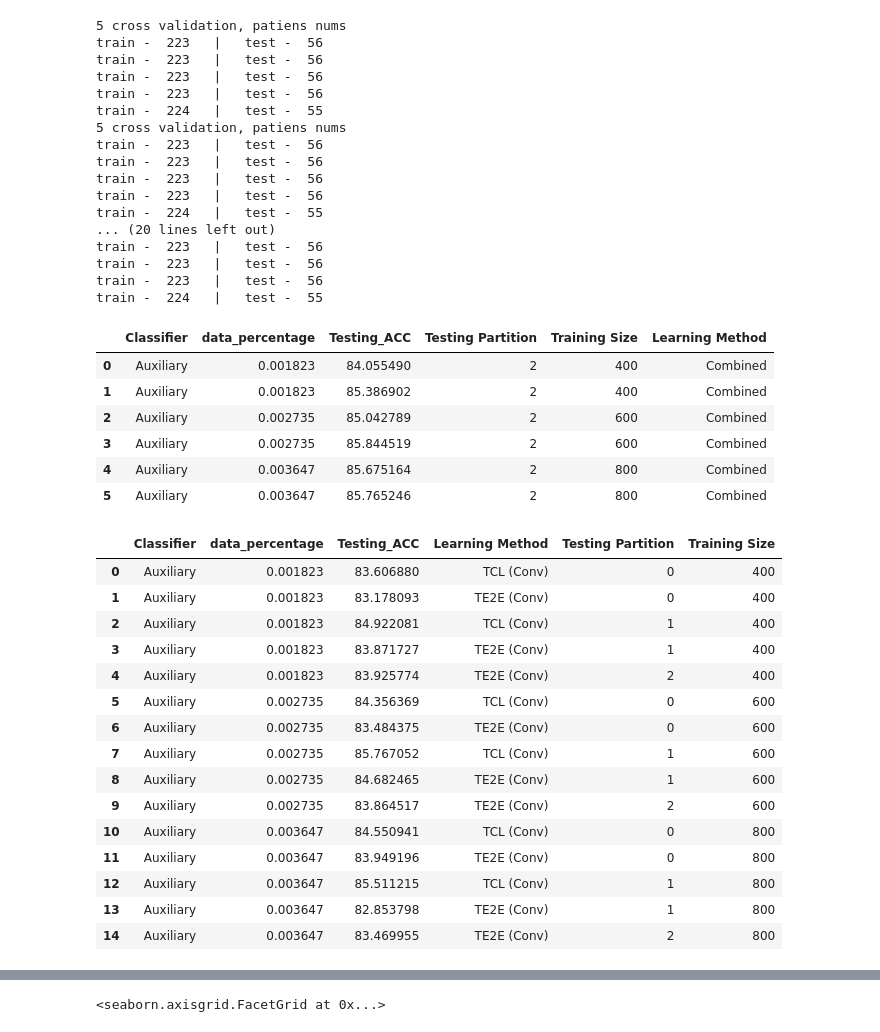
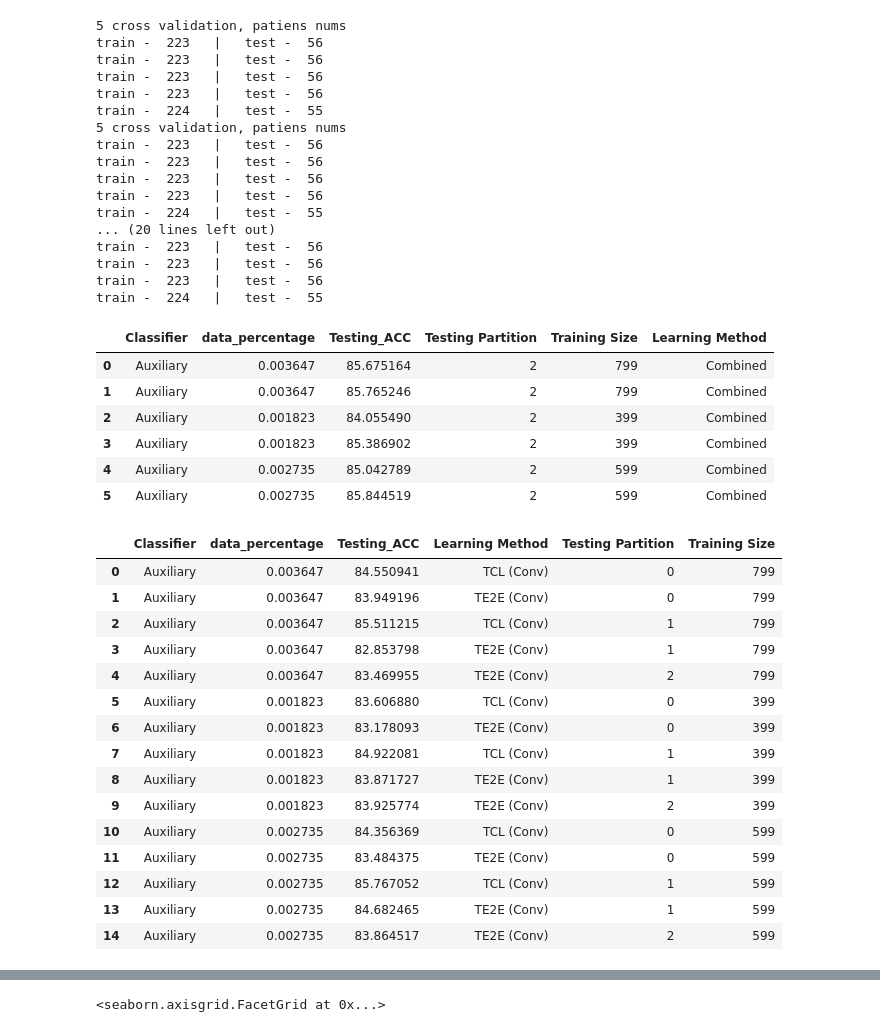
Before and after one commit to FrankWJW/cascade_transfer_learning_medical, a Jupyter notebook: TCL_IDC.ipynb, the cells around one changed output, grey strips where cells are left out. Saved outputs shown, nothing was run; the diff lists cells and outputs as text; code cells hidden in the pictures.

```diff
--- a/TCL_IDC.ipynb
+++ b/TCL_IDC.ipynb
@@ -320,0 +124,3 @@ df
+# %%
+df = pd.read_csv('./result.csv')
+df
@@ -323,13 +143,11 @@ result_id_aux = []
 
 for cfold in range(5):
     for lm in ['TE2E (Conv)', 'TCL (Conv)']:
-            for d in data_fractions: # datapercentage
+            for d in df.data_percentage.unique(): # datapercentage
                 try:
                     r = df.loc[(df['currerent_fold'] == cfold)
                                         &(df['Learning Method'] == lm)
                                &(df['data_percentage'] == d)]
-#                     print(len(r), d, lm)
-#                     print(r['ACC'].idxmax())
                     result_id_aux.append(r['ACC'].idxmax())
                 except Exception as e:
                     continue
@@ -428,8 +232,8 @@ data_fraction = []
 test_partition = []
 
 for i in ['Auxiliary']:
-    for j in data_fractions:
-        for p in _partition_random_state: # random state of test partition
+    for j in df.data_percentage.unique():
+        for p in df.partition_random_state.unique(): # random state of test partition
             try:
                 trials = max_.loc[(i,j,p)]
                 assert len(trials) == 2 # need TCL and TE2E to combine
@@ -488,61 +292,61 @@ train -  223   |   test -  56
 train -  223   |   test -  56
 train -  224   |   test -  55
 |  | Classifier | data_percentage | Testing_ACC | Testing Partition | Training Size | Learning Method |
-| 0 | Auxiliary | 0.001823 | 84.055490 | 2 | 400 | Combined |
-| 1 | Auxiliary | 0.001823 | 85.386902 | 2 | 400 | Combined |
-| 2 | Auxiliary | 0.002735 | 85.042789 | 2 | 600 | Combined |
-| 3 | Auxiliary | 0.002735 | 85.844519 | 2 | 600 | Combined |
-| 4 | Auxiliary | 0.003647 | 85.675164 | 2 | 800 | Combined |
-| 5 | Auxiliary | 0.003647 | 85.765246 | 2 | 800 | Combined |
+| 0 | Auxiliary | 0.003647 | 85.675164 | 2 | 799 | Combined |
+| 1 | Auxiliary | 0.003647 | 85.765246 | 2 | 799 | Combined |
+| 2 | Auxiliary | 0.001823 | 84.055490 | 2 | 399 | Combined |
+| 3 | Auxiliary | 0.001823 | 85.386902 | 2 | 399 | Combined |
+| 4 | Auxiliary | 0.002735 | 85.042789 | 2 | 599 | Combined |
+| 5 | Auxiliary | 0.002735 | 85.844519 | 2 | 599 | Combined |
 # %%
 acc = []
 classifier = []
 data_fraction = []
 learning_method = []
 test_partition = []
 
 for i in ['Auxiliary']:
-    for j in data_fractions:
-        for p in _partition_random_state: # random state of test partition
+    for j in df.data_percentage.unique():
+        for p in df.partition_random_state.unique(): # random state of test partition
             for l in ['TCL (Conv)', 'TE2E (Conv)']:
                 try:
                     trials = max_.loc[(i,j,p,l)] # fetch trials from max_
                 except:
                     continue
                 trial = get_test_acc_logit(df, trials.trial_id)
 
                 # combined classfiers
                 acc.append(trial['ACC'])
                 classifier.append(i)
                 data_fraction.append(j)
                 learning_method.append(l)
                 test_partition.append(p)
 
 df_new = pd.DataFrame({'Classifier':classifier
                             , 'data_percentage':data_fraction
                             , 'Testing_ACC':acc,
                       'Learning Method':learning_method,
                       'Testing Partition':test_partition})
 
 df_new['Training Size'] = df_new['data_percentage'].apply(lambda x: int(T_SIZE * x))
 df_new
 # %% [output]
 |  | Classifier | data_percentage | Testing_ACC | Learning Method | Testing Partition | Training Size |
-| 0 | Auxiliary | 0.001823 | 83.606880 | TCL (Conv) | 0 | 400 |
-| 1 | Auxiliary | 0.001823 | 83.178093 | TE2E (Conv) | 0 | 400 |
-| 2 | Auxiliary | 0.001823 | 84.922081 | TCL (Conv) | 1 | 400 |
-| 3 | Auxiliary | 0.001823 | 83.871727 | TE2E (Conv) | 1 | 400 |
-| 4 | Auxiliary | 0.001823 | 83.925774 | TE2E (Conv) | 2 | 400 |
-| 5 | Auxiliary | 0.002735 | 84.356369 | TCL (Conv) | 0 | 600 |
-| 6 | Auxiliary | 0.002735 | 83.484375 | TE2E (Conv) | 0 | 600 |
-| 7 | Auxiliary | 0.002735 | 85.767052 | TCL (Conv) | 1 | 600 |
-| 8 | Auxiliary | 0.002735 | 84.682465 | TE2E (Conv) | 1 | 600 |
-| 9 | Auxiliary | 0.002735 | 83.864517 | TE2E (Conv) | 2 | 600 |
-| 10 | Auxiliary | 0.003647 | 84.550941 | TCL (Conv) | 0 | 800 |
-| 11 | Auxiliary | 0.003647 | 83.949196 | TE2E (Conv) | 0 | 800 |
-| 12 | Auxiliary | 0.003647 | 85.511215 | TCL (Conv) | 1 | 800 |
-| 13 | Auxiliary | 0.003647 | 82.853798 | TE2E (Conv) | 1 | 800 |
-| 14 | Auxiliary | 0.003647 | 83.469955 | TE2E (Conv) | 2 | 800 |
+| 0 | Auxiliary | 0.003647 | 84.550941 | TCL (Conv) | 0 | 799 |
+| 1 | Auxiliary | 0.003647 | 83.949196 | TE2E (Conv) | 0 | 799 |
+| 2 | Auxiliary | 0.003647 | 85.511215 | TCL (Conv) | 1 | 799 |
+| 3 | Auxiliary | 0.003647 | 82.853798 | TE2E (Conv) | 1 | 799 |
+| 4 | Auxiliary | 0.003647 | 83.469955 | TE2E (Conv) | 2 | 799 |
+| 5 | Auxiliary | 0.001823 | 83.606880 | TCL (Conv) | 0 | 399 |
+| 6 | Auxiliary | 0.001823 | 83.178093 | TE2E (Conv) | 0 | 399 |
+| 7 | Auxiliary | 0.001823 | 84.922081 | TCL (Conv) | 1 | 399 |
+| 8 | Auxiliary | 0.001823 | 83.871727 | TE2E (Conv) | 1 | 399 |
+| 9 | Auxiliary | 0.001823 | 83.925774 | TE2E (Conv) | 2 | 399 |
+| 10 | Auxiliary | 0.002735 | 84.356369 | TCL (Conv) | 0 | 599 |
+| 11 | Auxiliary | 0.002735 | 83.484375 | TE2E (Conv) | 0 | 599 |
+| 12 | Auxiliary | 0.002735 | 85.767052 | TCL (Conv) | 1 | 599 |
+| 13 | Auxiliary | 0.002735 | 84.682465 | TE2E (Conv) | 1 | 599 |
+| 14 | Auxiliary | 0.002735 | 83.864517 | TE2E (Conv) | 2 | 599 |
 # %%
 max_combined = df_new.merge(df_combined, on=list(df_combined), how='outer')
 max_combined = max_combined.rename(columns={'Testing_ACC': 'Testing ACC'})
```
Also changed, not shown: parts of 9 cells of this notebook, 2 other files.
